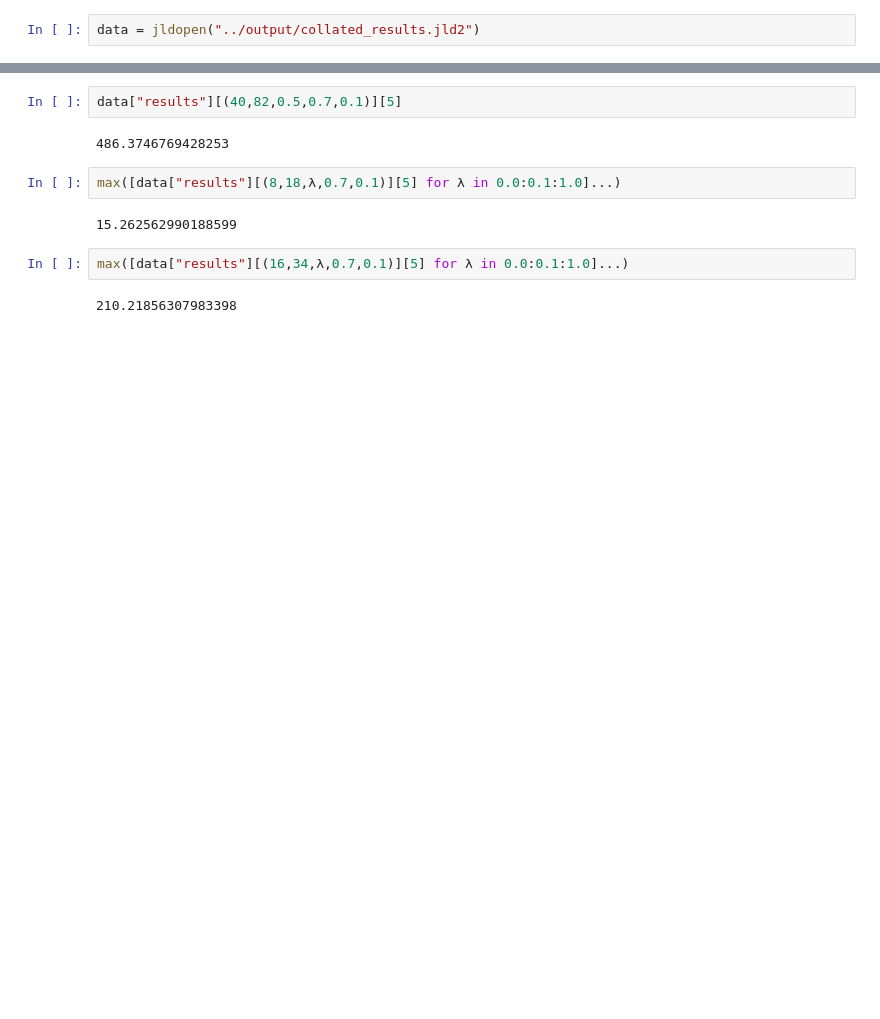
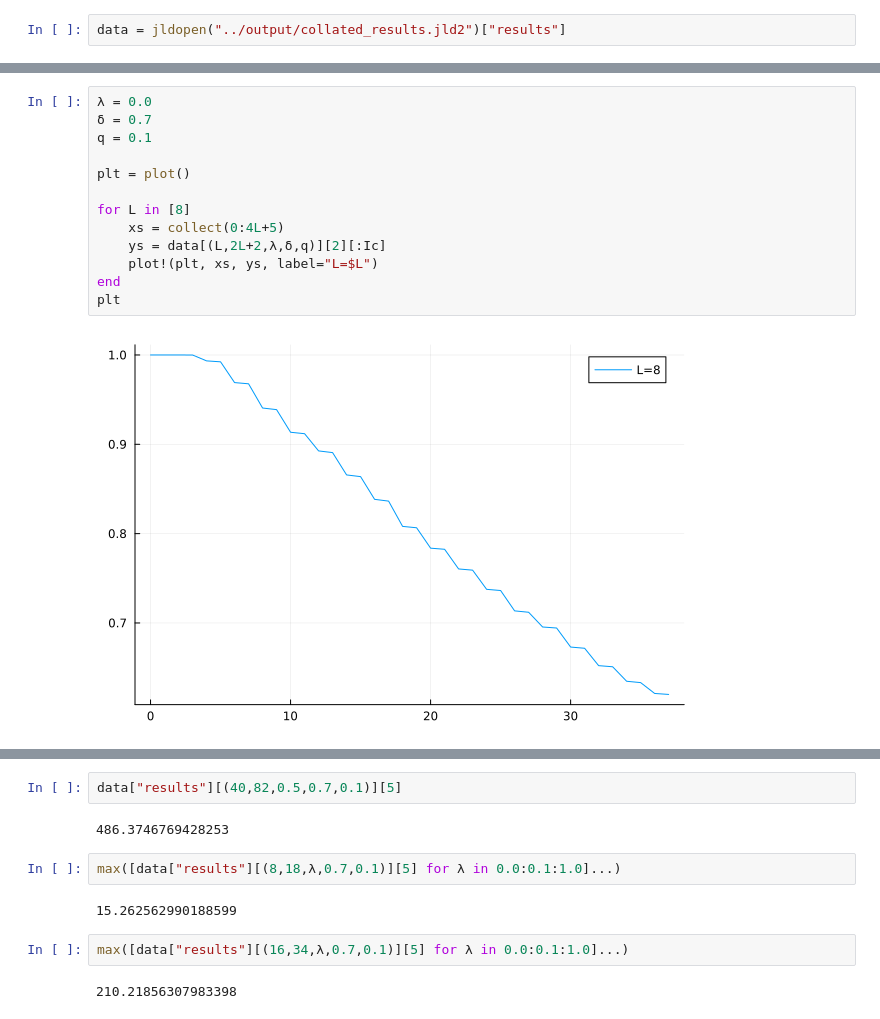
Before and after one commit to jahauser/2025_ZZX_TNs, a Jupyter notebook: notebooks/25_08_10.ipynb, the cells around one changed output, grey strips where cells are left out. Drawn from its saved outputs; the diff is of its cells as text; blank space fills up the shorter version.

Commit message:
next data batch

```diff
--- a/notebooks/25_08_10.ipynb
+++ b/notebooks/25_08_10.ipynb
@@ -3,3 +10,3 @@ using JLD2
 # %%
-data = jldopen("../output/collated_results.jld2")
+data = jldopen("../output/collated_results.jld2")["results"]
 # %% [output]
@@ -7,0 +30,15 @@ JLDFile /Users/jhauser/Code/2025_ZZX_TNs/output/collated_results.jld2 (read-only
+# %%
+λ = 0.0
+δ = 0.7
+q = 0.1
+
+plt = plot()
+
+for L in [8]
+    xs = collect(0:4L+5)
+    ys = data[(L,2L+2,λ,δ,q)][2][:Ic]
+    plot!(plt, xs, ys, label="L=$L")
+end
+plt
+# %% [output]
+[figure, added]
```
Also changed, not shown: parts of 8 cells of this notebook, 4 other files.
